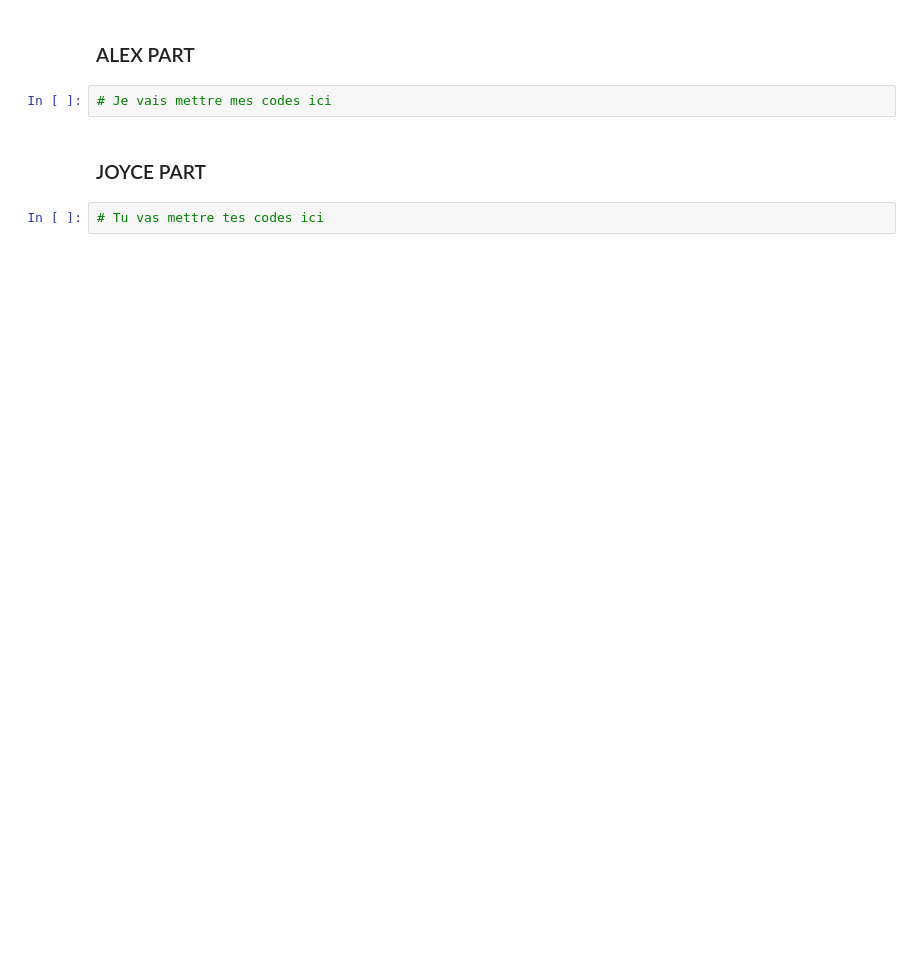
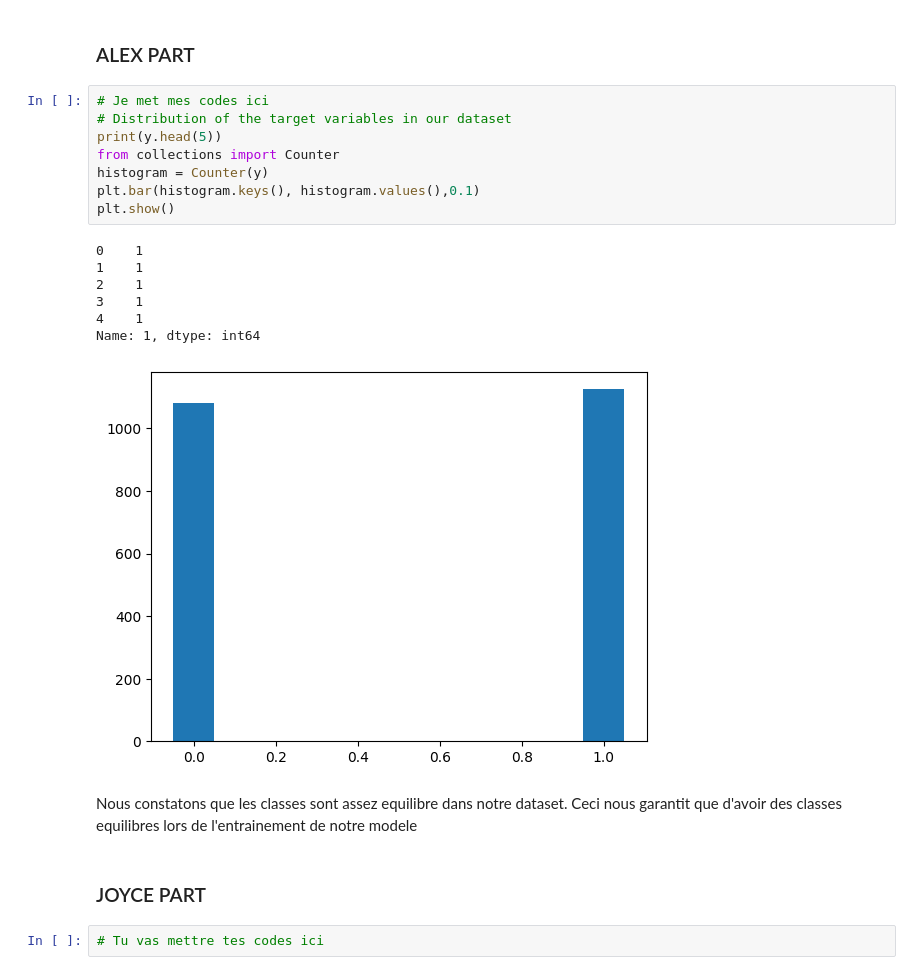
Before and after one commit to alex-05-20/ML_Project, a Jupyter notebook: project_ml.ipynb, the cells around one changed output. Cells and saved outputs as stored; diff of their text form; blank space fills up the shorter version.

```diff
--- a/project_ml.ipynb
+++ b/project_ml.ipynb
@@ -258,7 +260,23 @@ X_scaled
 # %% [markdown]
 ### ALEX PART
-# %%
-# Je vais mettre mes codes ici
+# %%
+# Je met mes codes ici
+# Distribution of the target variables in our dataset
+print(y.head(5))
+from collections import Counter
+histogram = Counter(y)
+plt.bar(histogram.keys(), histogram.values(),0.1)
+plt.show()
+# %% [output]
+0    1
+1    1
+2    1
+3    1
+4    1
+Name: 1, dtype: int64
+[figure, added]
+# %% [markdown]
+Nous constatons que les classes sont assez equilibre dans notre dataset. Ceci nous garantit que d'avoir des classes equilibres lors de l'entrainement de notre modele
 # %% [markdown]
 ### JOYCE PART
 # %%
```
Also changed, not shown: parts of 5 cells of this notebook.
